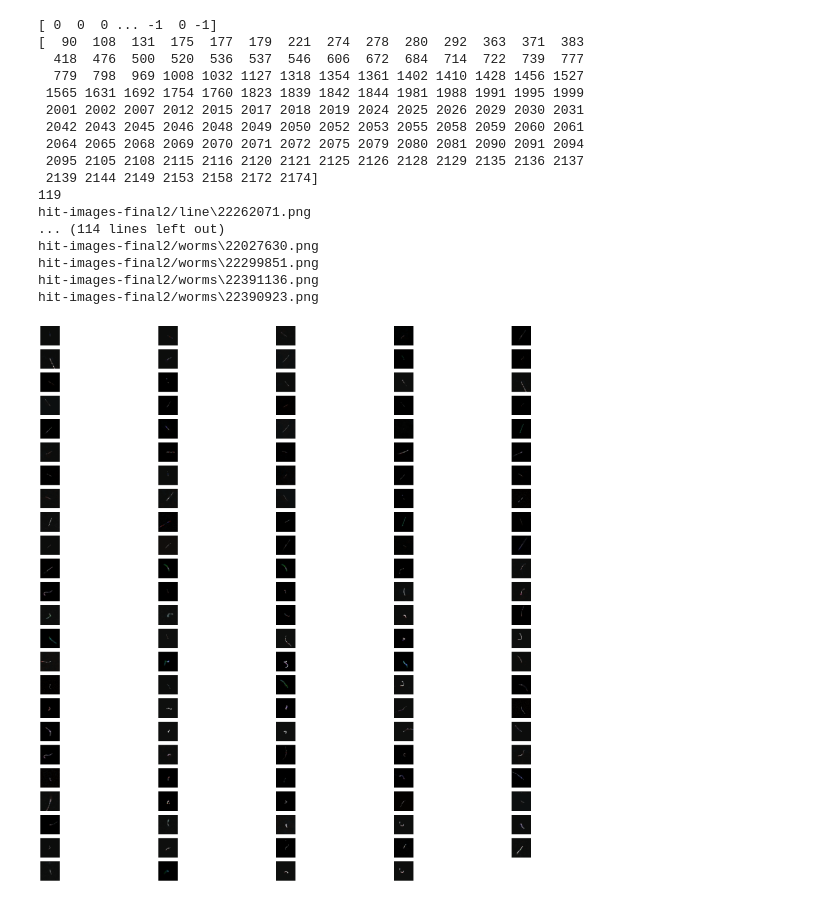
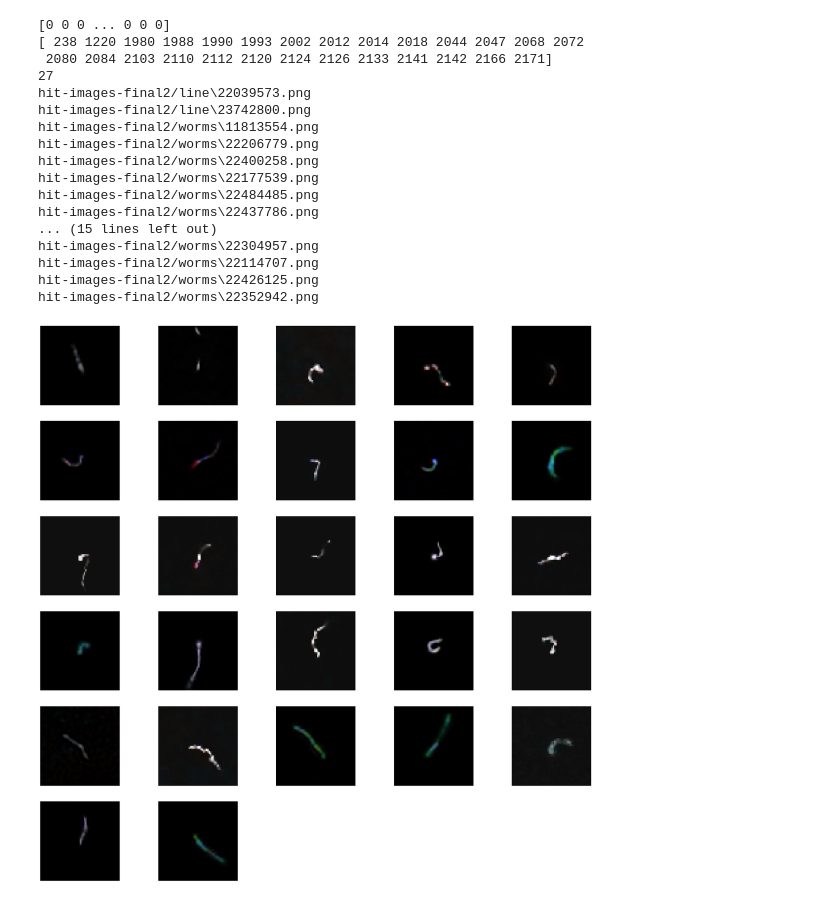
Before and after one commit to marp-science/credo-anomalies, a Jupyter notebook: 02_train_and_test_tracks_worms_th_dots.ipynb, the cells around one changed output. Saved outputs shown, nothing was run; the diff lists cells and outputs as text; code cells hidden in the pictures.

```diff
--- a/02_train_and_test_tracks_worms_th_dots.ipynb
+++ b/02_train_and_test_tracks_worms_th_dots.ipynb
@@ -259,30 +259,30 @@ hit-images-final2/line\24168120.png
 # %%
 worms_embedding = encoder_embedding(TRACKS_AC, worms2_set[worms2_test])
 worms_t_files = np.asarray(worms2_files)[worms2_test]
 
 embedding = np.vstack([tracks_embedding, worms_embedding])
 t_files = np.hstack([tracks_t_files, worms_t_files])
 
-dbscan(embedding, t_files, 140)
+dbscan(embedding, t_files, 170)
 # %% [output]
-[ 0  0  0 ... -1  0 -1]
-[  90  108  131  175  177  179  221  274  278  280  292  363  371  383
-  418  476  500  520  536  537  546  606  672  684  714  722  739  777
-  779  798  969 1008 1032 1127 1318 1354 1361 1402 1410 1428 1456 1527
- 1565 1631 1692 1754 1760 1823 1839 1842 1844 1981 1988 1991 1995 1999
- 2001 2002 2007 2012 2015 2017 2018 2019 2024 2025 2026 2029 2030 2031
- 2042 2043 2045 2046 2048 2049 2050 2052 2053 2055 2058 2059 2060 2061
- 2064 2065 2068 2069 2070 2071 2072 2075 2079 2080 2081 2090 2091 2094
- 2095 2105 2108 2115 2116 2120 2121 2125 2126 2128 2129 2135 2136 2137
- 2139 2144 2149 2153 2158 2172 2174]
-119
-hit-images-final2/line\22262071.png
-... (114 lines left out)
-hit-images-final2/worms\22027630.png
-hit-images-final2/worms\22299851.png
-hit-images-final2/worms\22391136.png
-hit-images-final2/worms\22390923.png
+[0 0 0 ... 0 0 0]
+[ 238 1220 1980 1988 1990 1993 2002 2012 2014 2018 2044 2047 2068 2072
+ 2080 2084 2103 2110 2112 2120 2124 2126 2133 2141 2142 2166 2171]
+27
+hit-images-final2/line\22039573.png
+hit-images-final2/line\23742800.png
+hit-images-final2/worms\11813554.png
+hit-images-final2/worms\22206779.png
+hit-images-final2/worms\22400258.png
+hit-images-final2/worms\22177539.png
+hit-images-final2/worms\22484485.png
+hit-images-final2/worms\22437786.png
+... (15 lines left out)
+hit-images-final2/worms\22304957.png
+hit-images-final2/worms\22114707.png
+hit-images-final2/worms\22426125.png
+hit-images-final2/worms\22352942.png
-[figure, old version]
+[figure, new version]
 # %%
 me_set, me_files = load_images('hit-images-final2/me')
 me_embedding = encoder_embedding(TRACKS_AC, me_set)
```
Also changed, not shown: parts of 4 cells of this notebook.
